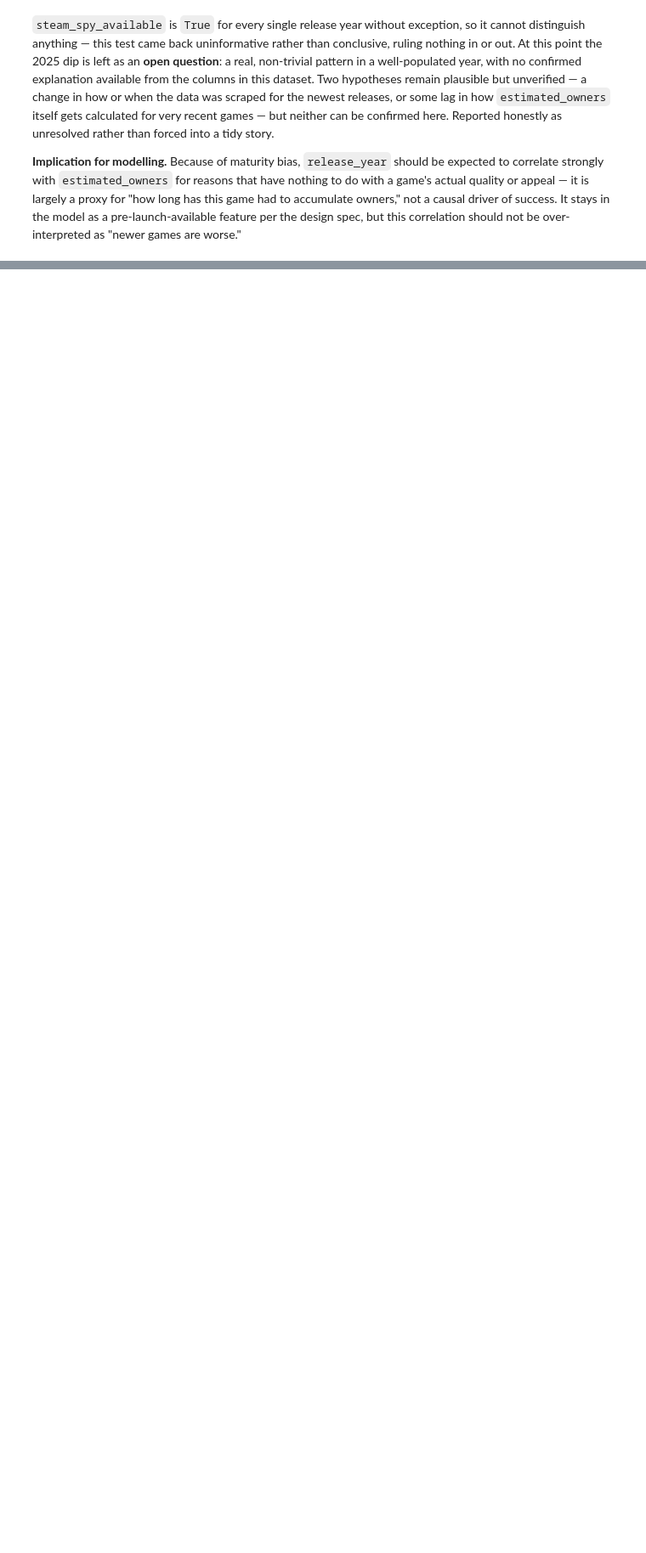
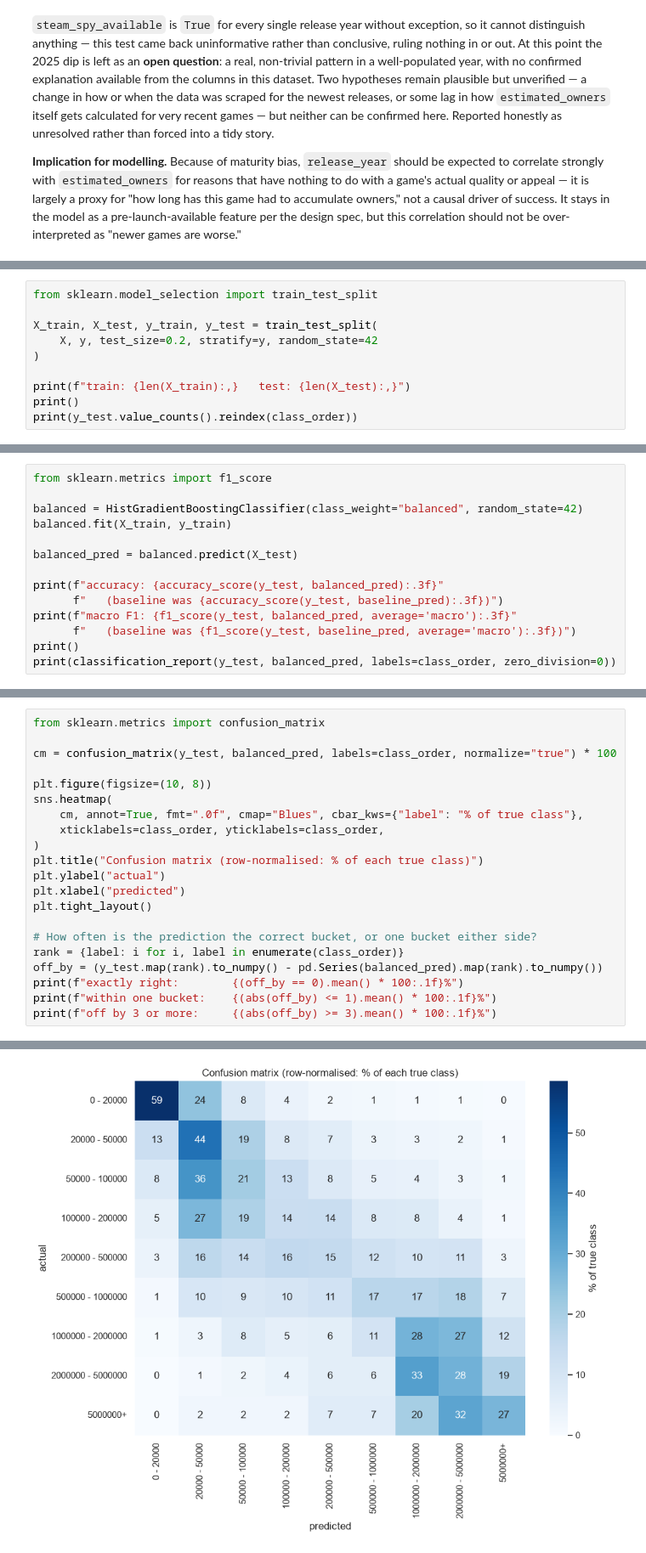
Before and after one commit to AhmadKanaan0/steam-games-analysis, a Jupyter notebook: notebook/steam_analysis.ipynb, the cells around one changed output, grey strips where cells are left out. Shown at 85% size. Saved outputs shown, nothing was run; the diff lists cells and outputs as text; blank space fills up the shorter version.

Commit message:
Add owners-bucket model: leakage audit, three-model comparison, saved artifacts

```diff
--- a/notebook/steam_analysis.ipynb
+++ b/notebook/steam_analysis.ipynb
@@ -345,0 +640,10 @@ pd.crosstab(df['release_year'], df['steam_spy_available'], normalize='index') *
+# %%
+from sklearn.model_selection import train_test_split
+
+X_train, X_test, y_train, y_test = train_test_split(
+    X, y, test_size=0.2, stratify=y, random_state=42
+)
+
+print(f"train: {len(X_train):,}   test: {len(X_test):,}")
+print()
+print(y_test.value_counts().reindex(class_order))
@@ -345,0 +720,14 @@ pd.crosstab(df['release_year'], df['steam_spy_available'], normalize='index') *
+# %%
+from sklearn.metrics import f1_score
+
+balanced = HistGradientBoostingClassifier(class_weight="balanced", random_state=42)
+balanced.fit(X_train, y_train)
+
+balanced_pred = balanced.predict(X_test)
+
+print(f"accuracy: {accuracy_score(y_test, balanced_pred):.3f}"
+      f"   (baseline was {accuracy_score(y_test, baseline_pred):.3f})")
+print(f"macro F1: {f1_score(y_test, balanced_pred, average='macro'):.3f}"
+      f"   (baseline was {f1_score(y_test, baseline_pred, average='macro'):.3f})")
+print()
+print(classification_report(y_test, balanced_pred, labels=class_order, zero_division=0))
@@ -345,0 +757,22 @@ pd.crosstab(df['release_year'], df['steam_spy_available'], normalize='index') *
+# %%
+from sklearn.metrics import confusion_matrix
+
+cm = confusion_matrix(y_test, balanced_pred, labels=class_order, normalize="true") * 100
+
+plt.figure(figsize=(10, 8))
+sns.heatmap(
+    cm, annot=True, fmt=".0f", cmap="Blues", cbar_kws={"label": "% of true class"},
+    xticklabels=class_order, yticklabels=class_order,
+)
+plt.title("Confusion matrix (row-normalised: % of each true class)")
+plt.ylabel("actual")
+plt.xlabel("predicted")
+plt.tight_layout()
+
+# How often is the prediction the correct bucket, or one bucket either side?
+rank = {label: i for i, label in enumerate(class_order)}
+off_by = (y_test.map(rank).to_numpy() - pd.Series(balanced_pred).map(rank).to_numpy())
+print(f"exactly right:        {(off_by == 0).mean() * 100:.1f}%")
+print(f"within one bucket:    {(abs(off_by) <= 1).mean() * 100:.1f}%")
+print(f"off by 3 or more:     {(abs(off_by) >= 3).mean() * 100:.1f}%")
+# %% [output]
@@ -345,0 +782 @@ pd.crosstab(df['release_year'], df['steam_spy_available'], normalize='index') *
+[figure, added]
```
Also changed, not shown: parts of 54 cells of this notebook, 2 other files.
